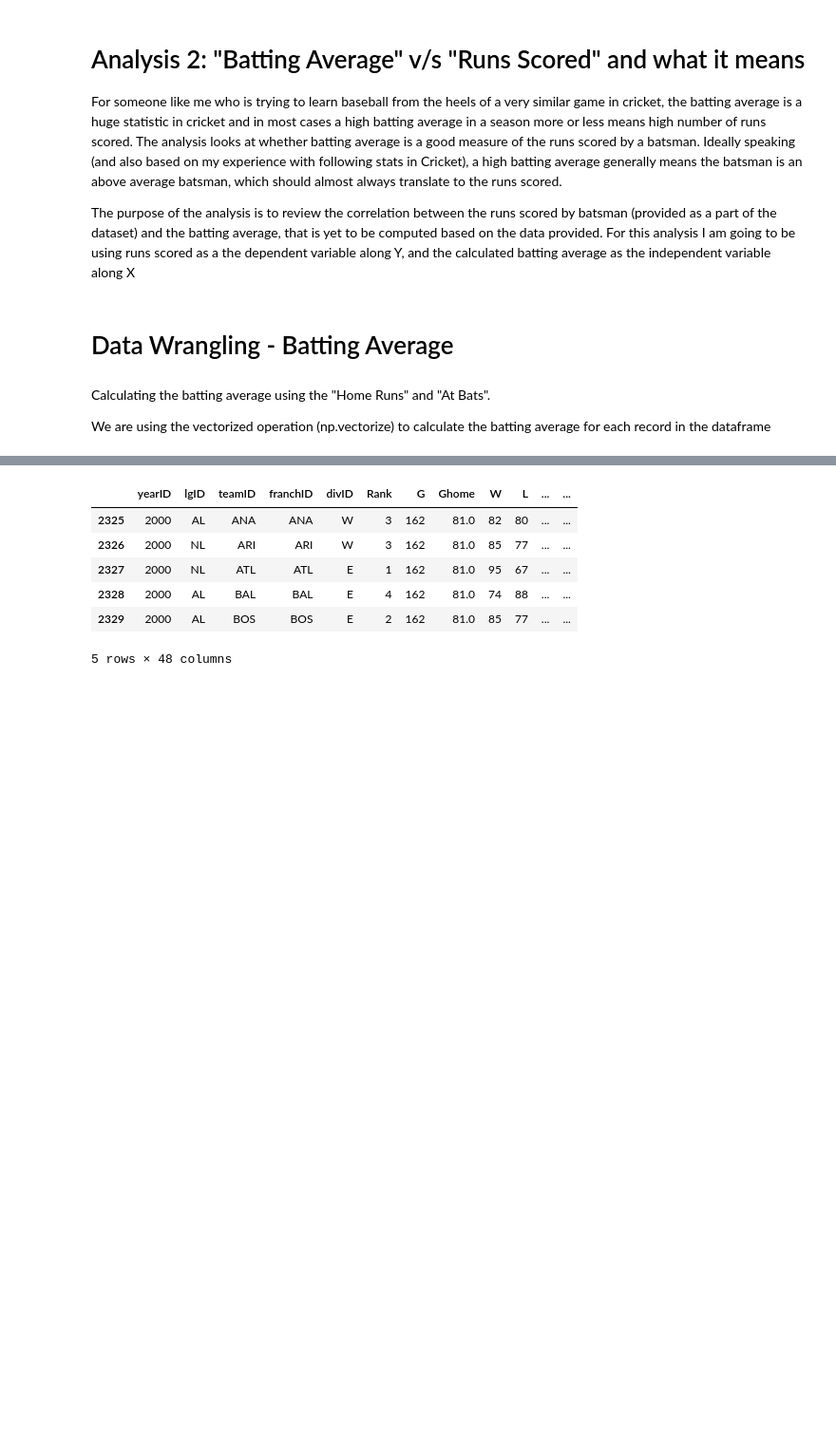
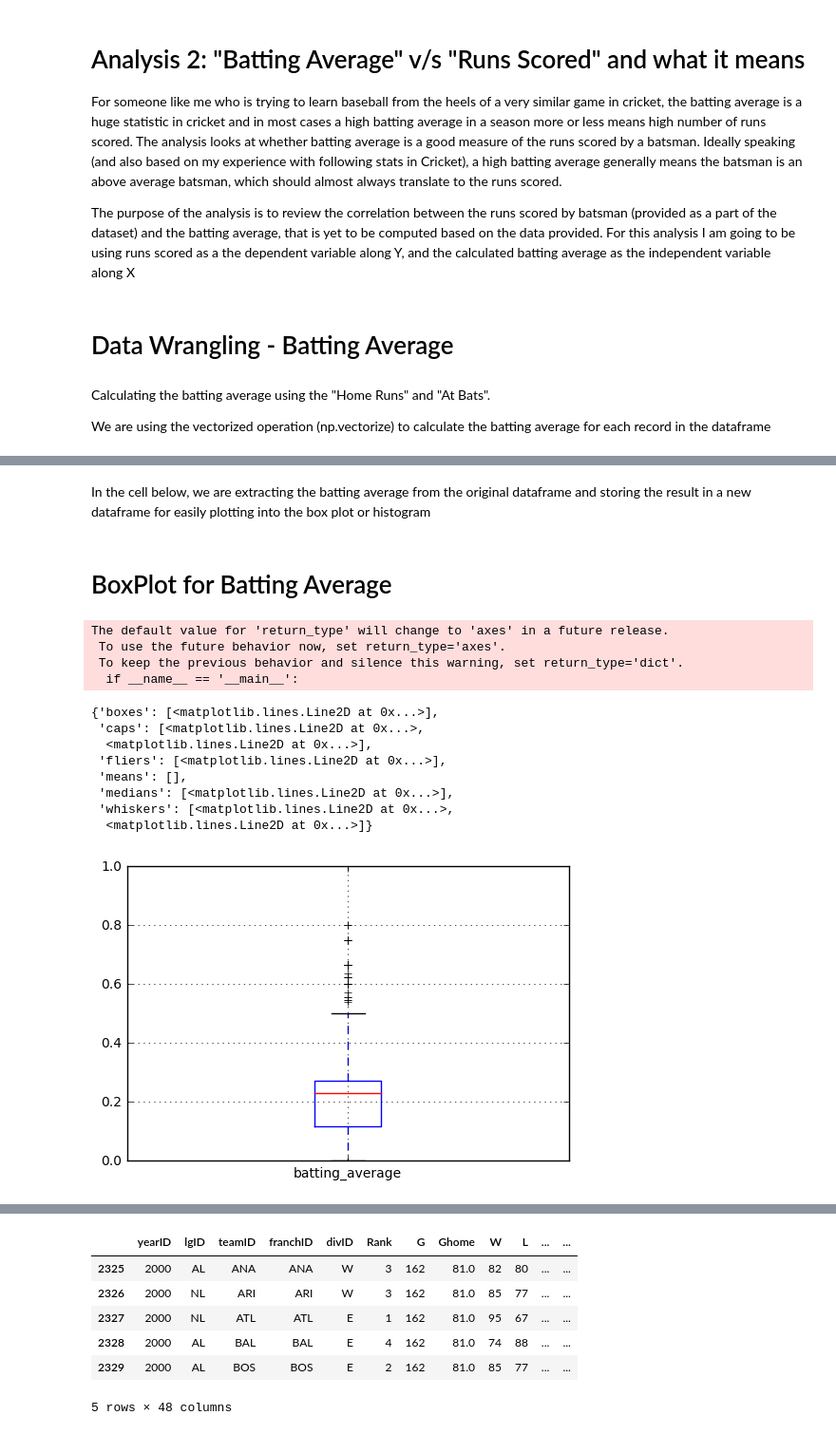
Before and after one commit to Ajinth/Python-Data-Analysis, a Jupyter notebook: P2_Baseball_Submission.ipynb, the cells around one changed output, grey strips where cells are left out. Shown at 95% size. Saved outputs shown, nothing was run; the diff lists cells and outputs as text; code cells hidden in the pictures; blank space fills up the shorter version.

```diff
--- a/P2_Baseball_Submission.ipynb
+++ b/P2_Baseball_Submission.ipynb
@@ -170,0 +248,22 @@ raw_batting_df_nonzeroab['batting_average'] = np.vectorize(batting_average)(raw_
+# %% [markdown]
+In the cell below, we are extracting the batting average from the original dataframe and storing the result in a new  dataframe for easily plotting into the box plot or histogram
+# %%
+batting_average_df = raw_batting_df_nonzeroab.batting_average.to_frame()
+# %% [markdown]
+# BoxPlot for Batting Average
+# %%
+batting_average_df.boxplot()
+# %% [output]
+The default value for 'return_type' will change to 'axes' in a future release.
+ To use the future behavior now, set return_type='axes'.
+ To keep the previous behavior and silence this warning, set return_type='dict'.
+  if __name__ == '__main__':
+{'boxes': [<matplotlib.lines.Line2D at 0x...>],
+ 'caps': [<matplotlib.lines.Line2D at 0x...>,
+  <matplotlib.lines.Line2D at 0x...>],
+ 'fliers': [<matplotlib.lines.Line2D at 0x...>],
+ 'means': [],
+ 'medians': [<matplotlib.lines.Line2D at 0x...>],
+ 'whiskers': [<matplotlib.lines.Line2D at 0x...>,
+  <matplotlib.lines.Line2D at 0x...>]}
+[figure, added]
```
Also changed, not shown: parts of 74 cells of this notebook.
